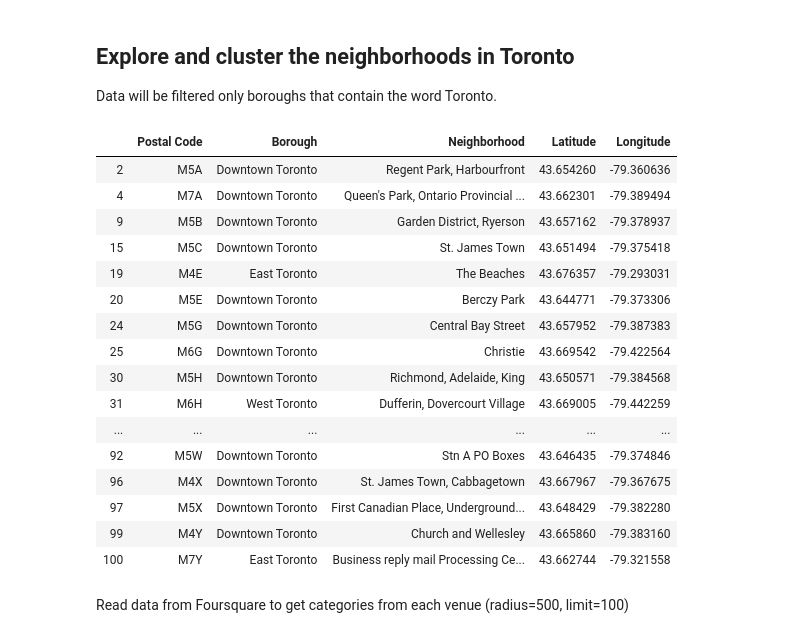
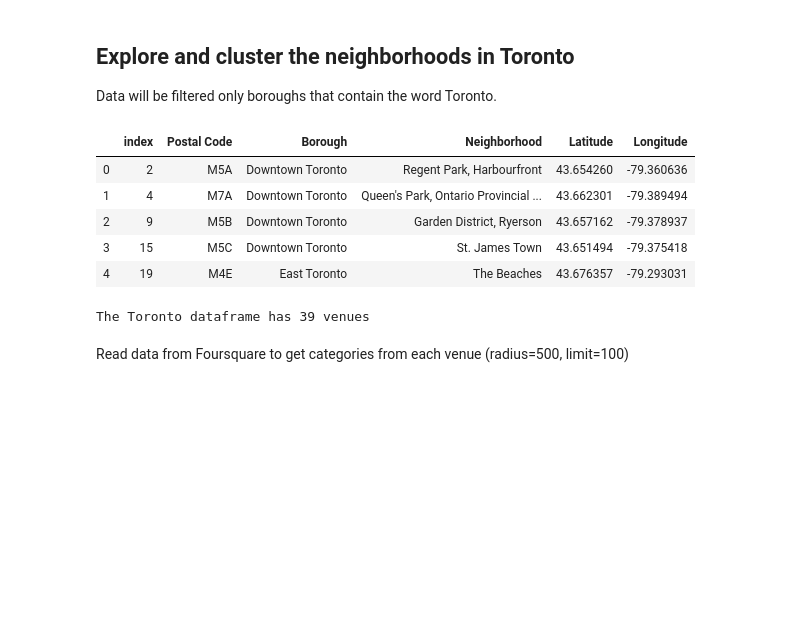
Before and after one commit to hanhlai/Coursera_Capstone, a Jupyter notebook: Week3.ipynb, the cells around one changed output. Cells and saved outputs as stored; diff of their text form; code cells hidden in the pictures; blank space fills up the shorter version.

```diff
--- a/Week3.ipynb
+++ b/Week3.ipynb
@@ -99,25 +99,19 @@ df_all
 Data will be filtered only boroughs that contain the word Toronto.
 # %%
 df_Toronto = df_all[df_all['Borough'].str.contains("Toronto")]
-df_Toronto
+df_Toronto.reset_index(inplace=True)
+df_Toronto.head()
 # %% [output]
-|  | Postal Code | Borough | Neighborhood | Latitude | Longitude |
-| 2 | M5A | Downtown Toronto | Regent Park, Harbourfront | 43.654260 | -79.360636 |
-| 4 | M7A | Downtown Toronto | Queen's Park, Ontario Provincial ... | 43.662301 | -79.389494 |
-| 9 | M5B | Downtown Toronto | Garden District, Ryerson | 43.657162 | -79.378937 |
-| 15 | M5C | Downtown Toronto | St. James Town | 43.651494 | -79.375418 |
-| 19 | M4E | East Toronto | The Beaches | 43.676357 | -79.293031 |
-| 20 | M5E | Downtown Toronto | Berczy Park | 43.644771 | -79.373306 |
-| 24 | M5G | Downtown Toronto | Central Bay Street | 43.657952 | -79.387383 |
-| 25 | M6G | Downtown Toronto | Christie | 43.669542 | -79.422564 |
-| 30 | M5H | Downtown Toronto | Richmond, Adelaide, King | 43.650571 | -79.384568 |
-| 31 | M6H | West Toronto | Dufferin, Dovercourt Village | 43.669005 | -79.442259 |
-| ... | ... | ... | ... | ... | ... |
-| 92 | M5W | Downtown Toronto | Stn A PO Boxes | 43.646435 | -79.374846 |
-| 96 | M4X | Downtown Toronto | St. James Town, Cabbagetown | 43.667967 | -79.367675 |
-| 97 | M5X | Downtown Toronto | First Canadian Place, Underground... | 43.648429 | -79.382280 |
-| 99 | M4Y | Downtown Toronto | Church and Wellesley | 43.665860 | -79.383160 |
-| 100 | M7Y | East Toronto | Business reply mail Processing Ce... | 43.662744 | -79.321558 |
+|  | index | Postal Code | Borough | Neighborhood | Latitude | Longitude |
+| 0 | 2 | M5A | Downtown Toronto | Regent Park, Harbourfront | 43.654260 | -79.360636 |
+| 1 | 4 | M7A | Downtown Toronto | Queen's Park, Ontario Provincial ... | 43.662301 | -79.389494 |
+| 2 | 9 | M5B | Downtown Toronto | Garden District, Ryerson | 43.657162 | -79.378937 |
+| 3 | 15 | M5C | Downtown Toronto | St. James Town | 43.651494 | -79.375418 |
+| 4 | 19 | M4E | East Toronto | The Beaches | 43.676357 | -79.293031 |
+# %%
+print('The Toronto dataframe has {} venues'.format(df_Toronto.shape[0]))
+# %% [output]
+The Toronto dataframe has 39 venues
 # %% [markdown]
 Read data from Foursquare to get categories from each venue  (radius=500, limit=100)
 # %%
```
Also changed, not shown: parts of 15 cells of this notebook.
